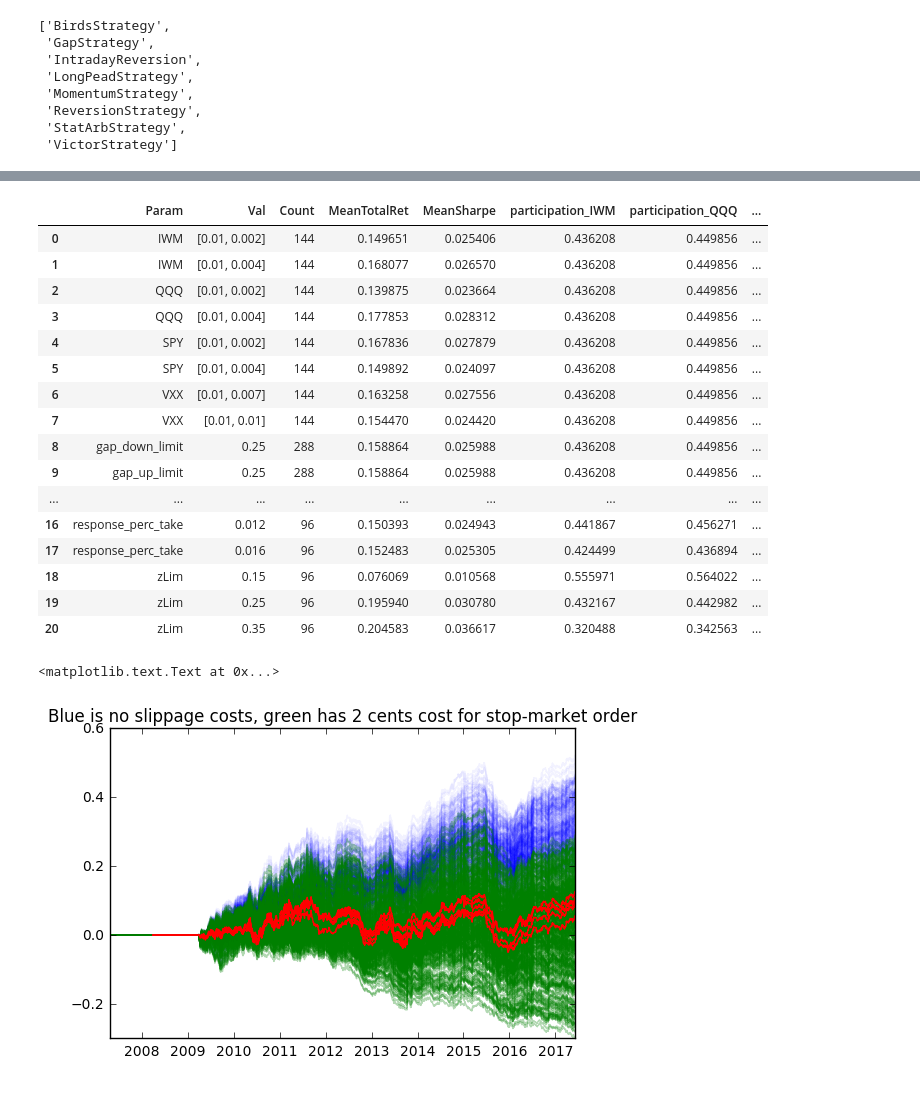
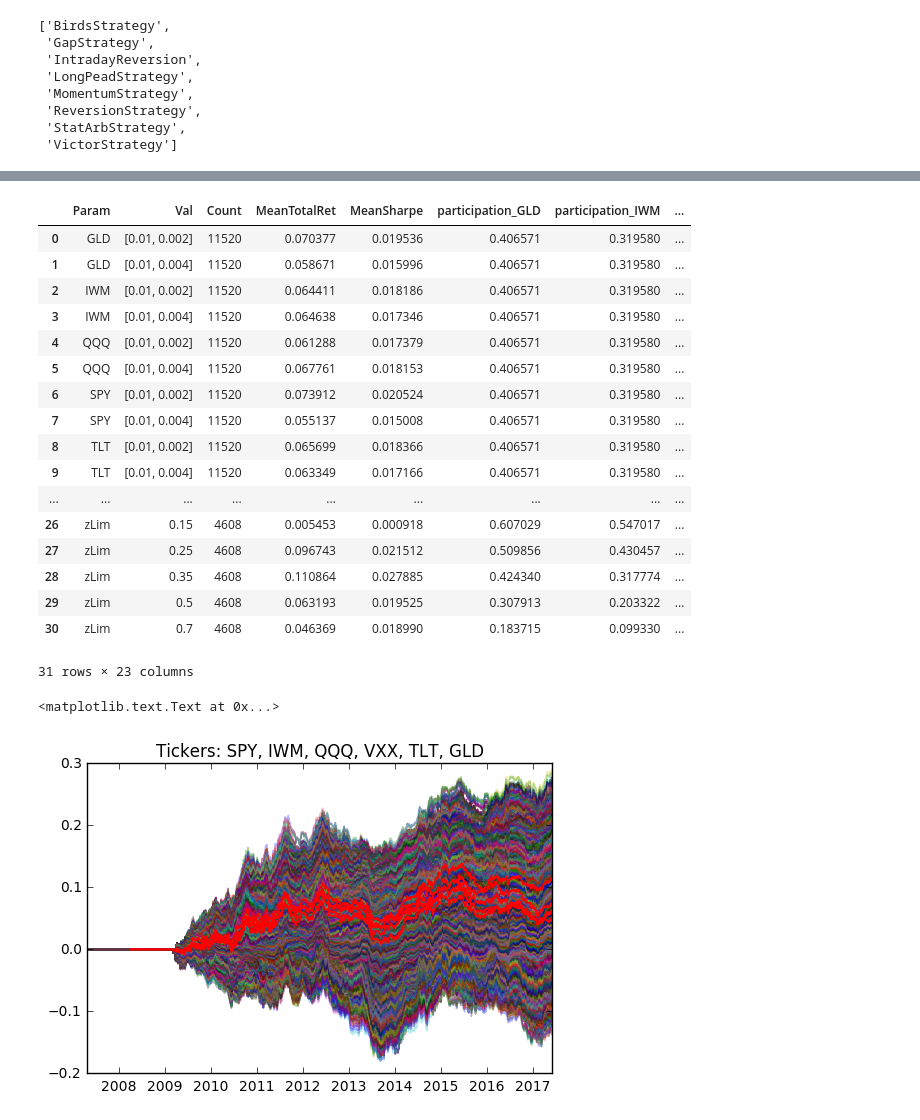
Before and after one commit to ryanoley/ram, a Jupyter notebook: examples/Intraday Reversion.ipynb, the cells around one changed output, grey strips where cells are left out. Drawn from its saved outputs; the diff is of its cells as text; code cells hidden in the pictures.

```diff
--- a/examples/Intraday Reversion.ipynb
+++ b/examples/Intraday Reversion.ipynb
@@ -49,24 +49,25 @@ print(RunManager.get_run_names('IntradayReversion'))
 # %%
-rm1 = RunManager('IntradayReversion', 'run_0038', test_periods=0)
+rm1 = RunManager('IntradayReversion', 'run_0039', test_periods=0)
 rm1.analyze_parameters()
 # %% [output]
-|  | Param | Val | Count | MeanTotalRet | MeanSharpe | participation_IWM | participation_QQQ | ... |
-| 0 | IWM | [0.01, 0.002] | 144 | 0.149651 | 0.025406 | 0.436208 | 0.449856 | ... |
-| 1 | IWM | [0.01, 0.004] | 144 | 0.168077 | 0.026570 | 0.436208 | 0.449856 | ... |
-| 2 | QQQ | [0.01, 0.002] | 144 | 0.139875 | 0.023664 | 0.436208 | 0.449856 | ... |
-| 3 | QQQ | [0.01, 0.004] | 144 | 0.177853 | 0.028312 | 0.436208 | 0.449856 | ... |
-| 4 | SPY | [0.01, 0.002] | 144 | 0.167836 | 0.027879 | 0.436208 | 0.449856 | ... |
-| 5 | SPY | [0.01, 0.004] | 144 | 0.149892 | 0.024097 | 0.436208 | 0.449856 | ... |
-| 6 | VXX | [0.01, 0.007] | 144 | 0.163258 | 0.027556 | 0.436208 | 0.449856 | ... |
-| 7 | VXX | [0.01, 0.01] | 144 | 0.154470 | 0.024420 | 0.436208 | 0.449856 | ... |
-| 8 | gap_down_limit | 0.25 | 288 | 0.158864 | 0.025988 | 0.436208 | 0.449856 | ... |
-| 9 | gap_up_limit | 0.25 | 288 | 0.158864 | 0.025988 | 0.436208 | 0.449856 | ... |
+|  | Param | Val | Count | MeanTotalRet | MeanSharpe | participation_GLD | participation_IWM | ... |
+| 0 | GLD | [0.01, 0.002] | 11520 | 0.070377 | 0.019536 | 0.406571 | 0.319580 | ... |
+| 1 | GLD | [0.01, 0.004] | 11520 | 0.058671 | 0.015996 | 0.406571 | 0.319580 | ... |
+| 2 | IWM | [0.01, 0.002] | 11520 | 0.064411 | 0.018186 | 0.406571 | 0.319580 | ... |
+| 3 | IWM | [0.01, 0.004] | 11520 | 0.064638 | 0.017346 | 0.406571 | 0.319580 | ... |
+| 4 | QQQ | [0.01, 0.002] | 11520 | 0.061288 | 0.017379 | 0.406571 | 0.319580 | ... |
+| 5 | QQQ | [0.01, 0.004] | 11520 | 0.067761 | 0.018153 | 0.406571 | 0.319580 | ... |
+| 6 | SPY | [0.01, 0.002] | 11520 | 0.073912 | 0.020524 | 0.406571 | 0.319580 | ... |
+| 7 | SPY | [0.01, 0.004] | 11520 | 0.055137 | 0.015008 | 0.406571 | 0.319580 | ... |
+| 8 | TLT | [0.01, 0.002] | 11520 | 0.065699 | 0.018366 | 0.406571 | 0.319580 | ... |
+| 9 | TLT | [0.01, 0.004] | 11520 | 0.063349 | 0.017166 | 0.406571 | 0.319580 | ... |
 | ... | ... | ... | ... | ... | ... | ... | ... | ... |
-| 16 | response_perc_take | 0.012 | 96 | 0.150393 | 0.024943 | 0.441867 | 0.456271 | ... |
-| 17 | response_perc_take | 0.016 | 96 | 0.152483 | 0.025305 | 0.424499 | 0.436894 | ... |
-| 18 | zLim | 0.15 | 96 | 0.076069 | 0.010568 | 0.555971 | 0.564022 | ... |
-| 19 | zLim | 0.25 | 96 | 0.195940 | 0.030780 | 0.432167 | 0.442982 | ... |
-| 20 | zLim | 0.35 | 96 | 0.204583 | 0.036617 | 0.320488 | 0.342563 | ... |
+| 26 | zLim | 0.15 | 4608 | 0.005453 | 0.000918 | 0.607029 | 0.547017 | ... |
+| 27 | zLim | 0.25 | 4608 | 0.096743 | 0.021512 | 0.509856 | 0.430457 | ... |
+| 28 | zLim | 0.35 | 4608 | 0.110864 | 0.027885 | 0.424340 | 0.317774 | ... |
+| 29 | zLim | 0.5 | 4608 | 0.063193 | 0.019525 | 0.307913 | 0.203322 | ... |
+| 30 | zLim | 0.7 | 4608 | 0.046369 | 0.018990 | 0.183715 | 0.099330 | ... |
+31 rows × 23 columns
 # %%
 comb = CombinationSearch()
 comb.add_run(rm1)
@@ -74,10 +75,10 @@ comb.start(criteria='mean', epochs=4)
 # %%
 plt.figure()
 plt.plot(rm1.returns.cumsum(), alpha=0.30)
 plt.plot(comb.best_results_rets.cumsum(), 'r')
-plt.title('Blue is no slippage costs, green has 2 cents cost for stop-market order')
+plt.title('Tickers: SPY, IWM, QQQ, VXX, TLT, GLD')
 # %% [output]
 <matplotlib.text.Text at 0x...>
-[figure, old version]
+[figure, new version]
 # %%
 comb.best_results_rets.sum()
```
Also changed, not shown: parts of 1 cell of this notebook, 1 other file.
